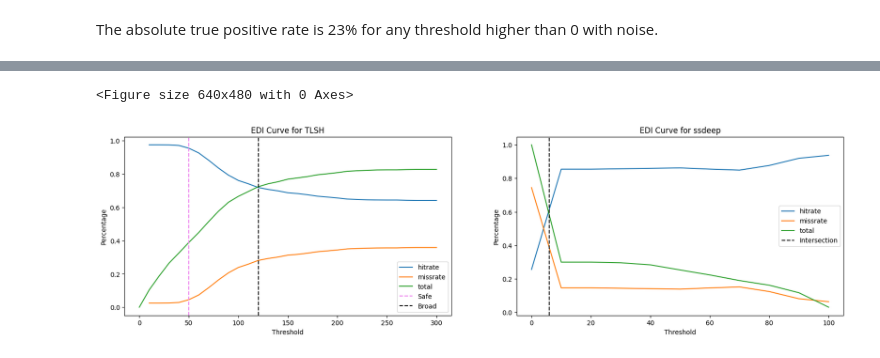
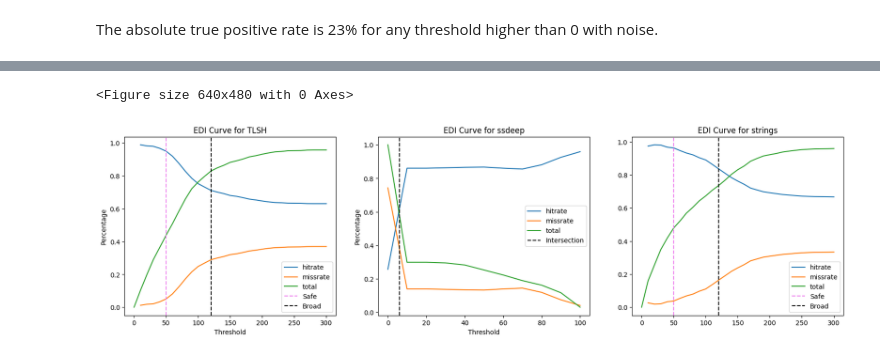
Before and after one commit to edizeqiri/obstkorb, a Jupyter notebook: Testing_Framework/ROC.ipynb, the cells around one changed output, grey strips where cells are left out. Drawn from its saved outputs; the diff is of its cells as text; code cells hidden in the pictures.

Commit message:
added strings

```diff
--- a/Testing_Framework/ROC.ipynb
+++ b/Testing_Framework/ROC.ipynb
@@ -146,6 +229,7 @@ def tlsh_comb(df=scicore_concat):
     return results_df
 # %%
 results_tlsh = tlsh_comb()
+results_str = tlsh_comb(col='strings')
 # %%
 results_tlsh
 # %% [output]
@@ -165,2 +249,3 @@ results_tlsh
 # %%
 p = results_tlsh.loc[results_tlsh.groupby("TLSH 1")["Diff Score"].idxmin()]
+s = results_str.loc[results_str.groupby("TLSH 1")["Diff Score"].idxmin()]
@@ -237,0 +326,8 @@ plt.show()
+# %%
+s.plot(x="false_positive_rate", y="true_positive_rate", xlim=(0, 1), ylim=(0, 1),title="ROC Curve for strings", legend=False)
+plt.plot([0, 1], [0, 1], color='navy', linestyle='--')
+for i in range(0,p.shape[0], 8):
+    plt.annotate(i, (p["false_positive_rate"][i], p["true_positive_rate"][i]), fontsize=8, xytext=(-7, 8), textcoords='offset points')
+    if i > 60:
+        break
+plt.show()
@@ -353,14 +451,21 @@ The optimal Threshold is: 26
 # %%
 tlsh_comp = results_tlsh.loc[results_tlsh.groupby("TLSH 1")["Diff Score"].idxmin()]
 ssdeep_comp = result_ssdeep.loc[result_ssdeep.groupby('ssdeep 1')["Diff Score"].idxmax()]
+string_comp = results_str.loc[results_str.groupby("TLSH 1")["Diff Score"].idxmin()]
 tls = []
 ssd = []
+strs = []
 for i in range (0,310,10):
     tlsh_comp_diff = tlsh_comp[tlsh_comp["Diff Score"] < i]
+    string_comp_diff = string_comp[string_comp["Diff Score"] < i]
     tlsh_comp_diff = tlsh_comp_diff[tlsh_comp_diff["Malware 1"] == False]
-    winrate = (tlsh_comp_diff["Family 1"] == tlsh_comp_diff["Family 2"]).sum() / len(tlsh_comp_diff)
-    total = len(tlsh_comp_diff) / len(tlsh_comp)
-    tls.append((winrate, 1-winrate, total, i))
+    string_comp_diff = string_comp_diff[string_comp_diff["Malware 1"] == False]
+    winrate_tlsh = (tlsh_comp_diff["Family 1"] == tlsh_comp_diff["Family 2"]).sum() / len(tlsh_comp_diff)
+    winrate_str = (string_comp_diff["Family 1"] == string_comp_diff["Family 2"]).sum() / len(string_comp_diff)
+    total_tlsh = len(tlsh_comp_diff) / len(tlsh_comp)
+    total_str = len(string_comp_diff) / len(string_comp)
+    tls.append((winrate_tlsh, 1-winrate_tlsh, total_tlsh, i))
+    strs.append((winrate_str, 1-winrate_str, total_str, i))
 for j in range (0,110,10):
     ssdeep_comp_diff = ssdeep_comp[ssdeep_comp["Diff Score"] >= j]
     ssdeep_comp_diff = ssdeep_comp_diff[ssdeep_comp_diff["Malware 1"] == False]
@@ -370,29 +475,37 @@ for j in range (0,110,10):
 # %%
 titi = pd.DataFrame(tls, columns=["winrate", "lossrate", "total", "threshold"])
 sisi = pd.DataFrame(ssd, columns=["winrate", "lossrate", "total", "threshold"])
+strt = pd.DataFrame(strs, columns=["winrate", "lossrate", "total", "threshold"])
 #ti = titi.plot(x="threshold", y=["winrate","lossrate","total"],title="EDI Curve for TLSH")
 #si = sisi.plot(x="threshold", y=["winrate","lossrate","total"],title="EDI Curve for ssdeep")
 
 plt.clf()
-fig, ax = plt.subplots(1,2, figsize=(20,5))
+fig, ax = plt.subplots(1,3, figsize=(20,5))
 ax[0].plot(titi["threshold"], titi["winrate"], label="hitrate")
 ax[0].plot(titi["threshold"], titi["lossrate"], label="missrate")
 ax[0].plot(titi["threshold"], titi["total"], label="total")
 ax[0].axvline(x=50, color='violet', linestyle='--', label='Safe')
 ax[0].axvline(x=120, color='black', linestyle='--', label='Broad')
 ax[0].legend()
 ax[0].set_title("EDI Curve for TLSH")
 ax[0].set_xlabel("Threshold")
 ax[0].set_ylabel("Percentage")
 ax[1].plot(sisi["threshold"], sisi["winrate"], label="hitrate")
 ax[1].plot(sisi["threshold"], sisi["lossrate"], label="missrate")
 ax[1].plot(sisi["threshold"], sisi["total"], label="total")
 ax[1].axvline(x=6, color='black', linestyle='--', label='Intersection')
 ax[1].legend()
 ax[1].set_title("EDI Curve for ssdeep")
 ax[1].set_xlabel("Threshold")
 ax[1].set_ylabel("Percentage")
+ax[2].plot(strt["threshold"], strt["winrate"], label="hitrate")
+ax[2].plot(strt["threshold"], strt["lossrate"], label="missrate")
+ax[2].plot(strt["threshold"], strt["total"], label="total")
+ax[2].axvline(x=50, color='violet', linestyle='--', label='Safe')
+ax[2].axvline(x=120, color='black', linestyle='--', label='Broad')
+ax[2].legend()
+ax[2].set_title("EDI Curve for strings")
 plt.show()
 # %% [output]
 <Figure size 640x480 with 0 Axes>
-[figure, old version]
+[figure, new version]
```
Also changed, not shown: parts of 26 cells of this notebook, 6 other files.
